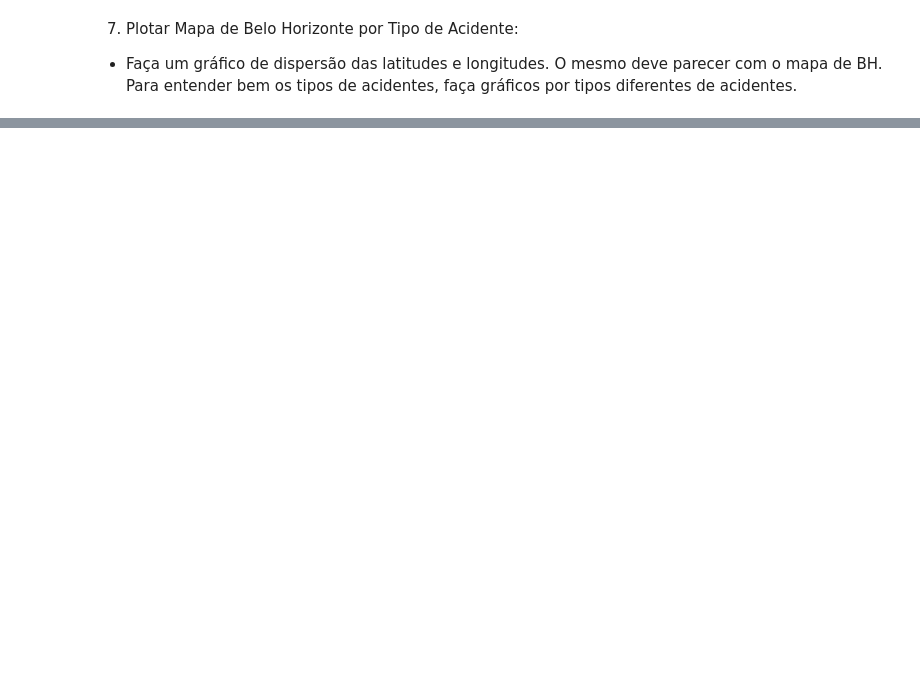
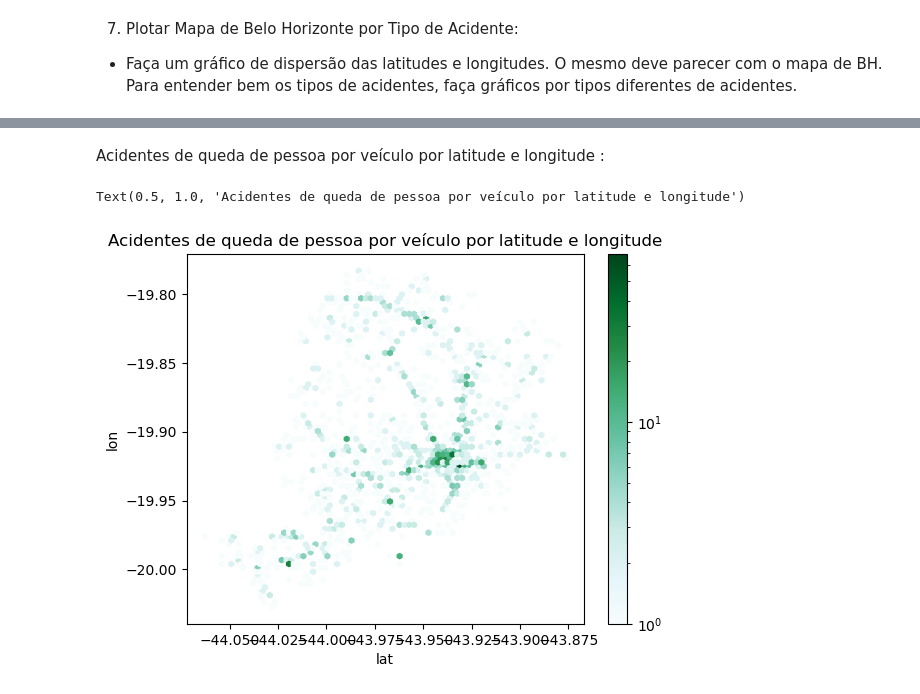
Before and after one commit to PolloHacker/Trabalho_Final_FCD, a Jupyter notebook: tp.ipynb, the cells around one changed output, grey strips where cells are left out. Cells and saved outputs as stored; diff of their text form; code cells hidden in the pictures; blank space fills up the shorter version.

```diff
--- a/tp.ipynb
+++ b/tp.ipynb
@@ -146,0 +180,16 @@ Para entender bem os tipos de acidentes, faça gráficos por tipos diferentes de
+# %% [markdown]
+Acidentes de queda de pessoa por veículo por latitude e longitude :
+# %%
+grouped_by_QUEDA_DE_PESSOA_DE_VEICULO = df[(df.get('desc_tipo_acidente') == 'QUEDA DE PESSOA DE VEICULO                        ')]
+grouped_by_QUEDA_DE_PESSOA_DE_VEICULO.plot(
+  kind='hexbin',
+  x='lat',
+  y='lon',
+  mincnt=1,
+  gridsize=75,
+  bins='log'
+ )
+plt.title('Acidentes de queda de pessoa por veículo por latitude e longitude')
+# %% [output]
+Text(0.5, 1.0, 'Acidentes de queda de pessoa por veículo por latitude e longitude')
+[figure, added]
```
Also changed, not shown: parts of 62 cells of this notebook.
